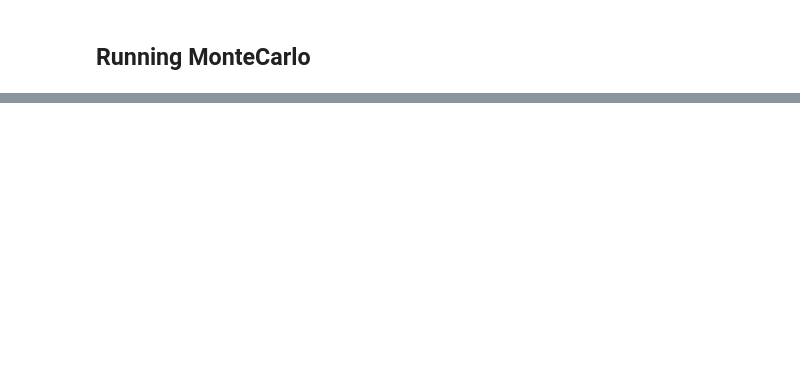
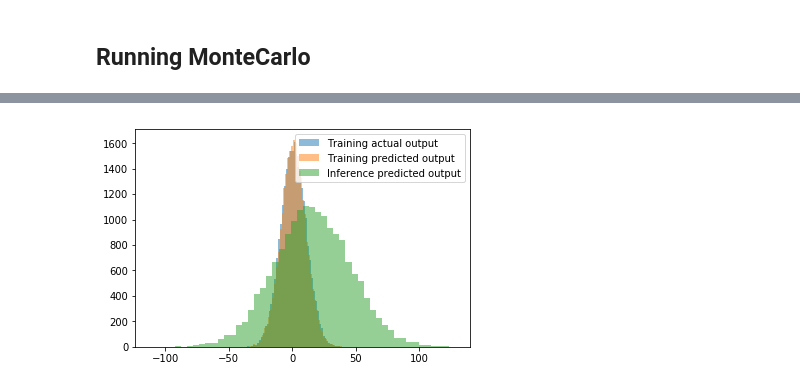
Before and after one commit to andreaolgiati/montecarlo_tf, a Jupyter notebook: notebooks/inputcheck/MontecarloInputCheck.ipynb, the cells around one changed output, grey strips where cells are left out. Saved outputs shown, nothing was run; the diff lists cells and outputs as text; code cells hidden in the pictures; blank space fills up the shorter version.

```diff
--- a/notebooks/inputcheck/MontecarloInputCheck.ipynb
+++ b/notebooks/inputcheck/MontecarloInputCheck.ipynb
@@ -171,0 +162,13 @@ plt.show()
+# %%
+output_actual_train = all_vals(tr, "Y:0").flatten()
+output_predicted_train = all_vals(tr, "Y_hat:0").flatten()
+output_predicted_infer = all_vals(ir, "Y_hat:0").flatten()
+
+
+plt.hist(output_actual_train, bins=50, alpha=0.5, label="Training actual output")
+plt.hist(output_predicted_train, bins=50, alpha=0.5, label="Training predicted output")
+plt.hist(output_predicted_infer, bins=50, alpha=0.5, label="Inference predicted output")
+plt.legend()
+plt.show()
+# %% [output]
+[figure, added]
```
Also changed, not shown: parts of 23 cells of this notebook, 3 other files.
